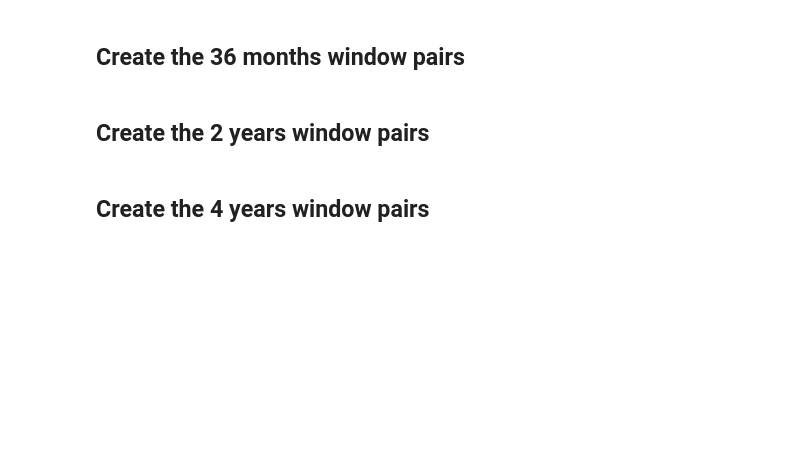
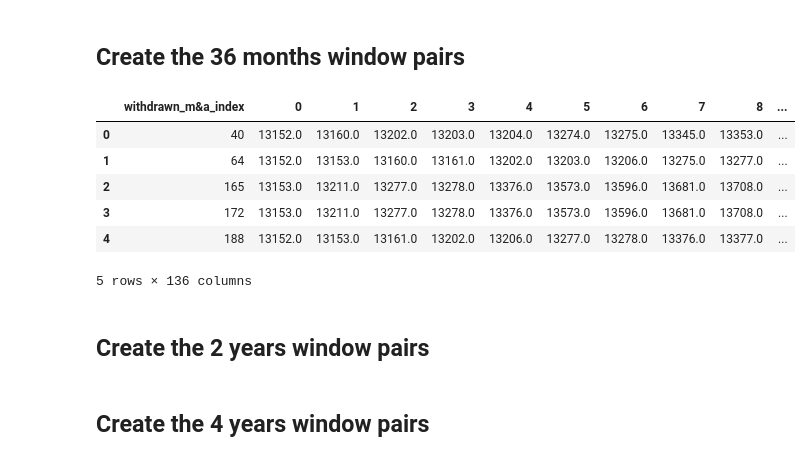
Before and after one commit to idsts2670/ra, a Jupyter notebook: M&A/name-matching-m&a-sido.ipynb, the cells around one changed output. Drawn from its saved outputs; the diff is of its cells as text; code cells hidden in the pictures; blank space fills up the shorter version.

```diff
--- a/M&A/name-matching-m&a-sido.ipynb
+++ b/M&A/name-matching-m&a-sido.ipynb
@@ -493,5 +489,17 @@ tmp3
 # %% [markdown]
 ## Create the 36 months window pairs
+# %%
+aa = pd.read_csv("/Users/satoshiido/Documents/programming/RA/M&A/outputs/MAtemp-conTroLgroupfor_withdrwnMApairsrstep1_24monthwindow.csv")
+aa.head()
+# filtered_tmp3.head()
+# %% [output]
+|  | withdrawn_m&a_index | 0 | 1 | 2 | 3 | 4 | 5 | 6 | 7 | 8 | ... |
+| 0 | 40 | 13152.0 | 13160.0 | 13202.0 | 13203.0 | 13204.0 | 13274.0 | 13275.0 | 13345.0 | 13353.0 | ... |
+| 1 | 64 | 13152.0 | 13153.0 | 13160.0 | 13161.0 | 13202.0 | 13203.0 | 13206.0 | 13275.0 | 13277.0 | ... |
+| 2 | 165 | 13153.0 | 13211.0 | 13277.0 | 13278.0 | 13376.0 | 13573.0 | 13596.0 | 13681.0 | 13708.0 | ... |
+| 3 | 172 | 13153.0 | 13211.0 | 13277.0 | 13278.0 | 13376.0 | 13573.0 | 13596.0 | 13681.0 | 13708.0 | ... |
+| 4 | 188 | 13152.0 | 13153.0 | 13161.0 | 13202.0 | 13206.0 | 13277.0 | 13278.0 | 13376.0 | 13377.0 | ... |
+5 rows × 136 columns
 # %%
 # Filter rows where DateWithdrawn is not null
 filtered_tmp3 = tmp3[tmp3["DateWithdrawn"] != "-"]
```
Also changed, not shown: parts of 15 cells of this notebook.
